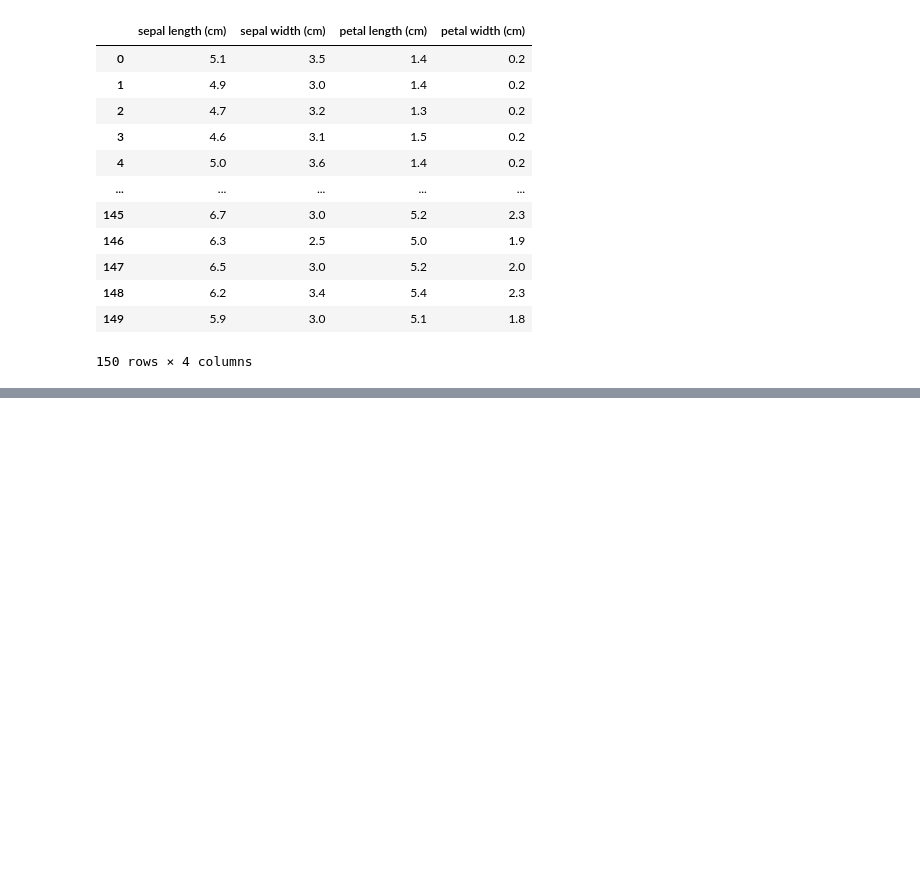
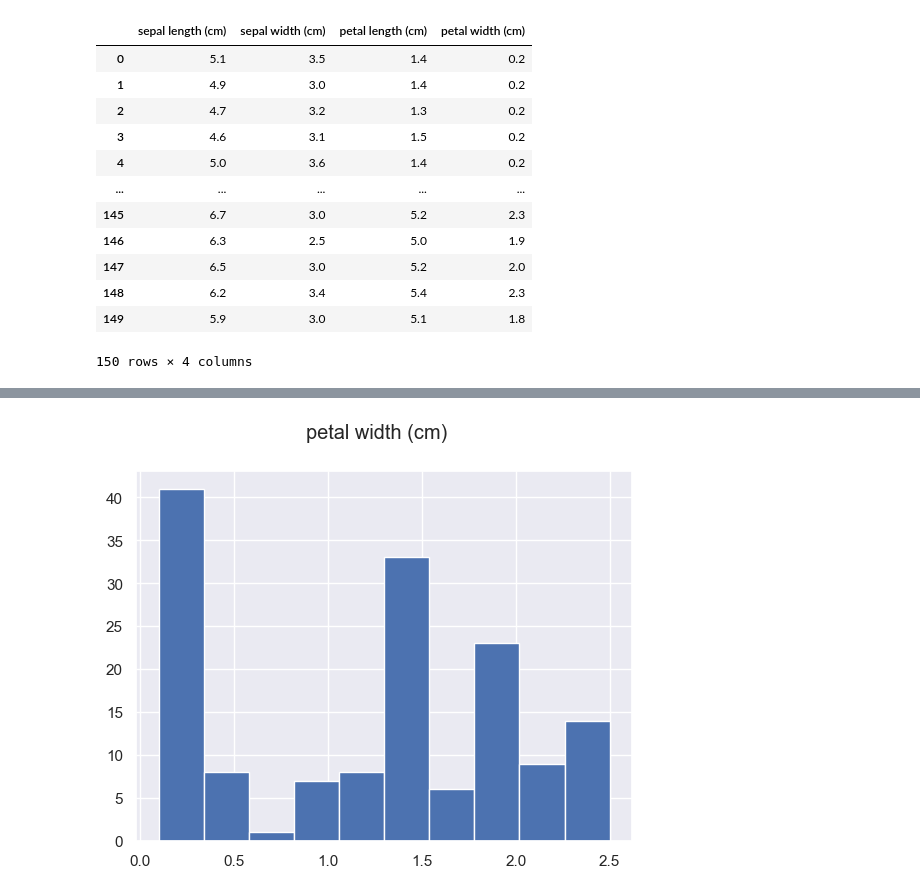
Before and after one commit to SrivathsaNadig/iris-datset-mini-project, a Jupyter notebook: The Classic Iris Dataset.ipynb, the cells around one changed output, grey strips where cells are left out. Cells and saved outputs as stored; diff of their text form; code cells hidden in the pictures; blank space fills up the shorter version.

```diff
--- a/The Classic Iris Dataset.ipynb
+++ b/The Classic Iris Dataset.ipynb
@@ -100,0 +106,7 @@ df['sepal length (cm)'].hist()
+# %%
+col='petal width (cm)'
+df[col].hist()
+plt.suptitle(col)
+plt.show()
+# %% [output]
+[figure, added]
```
Also changed, not shown: parts of 26 cells of this notebook.
